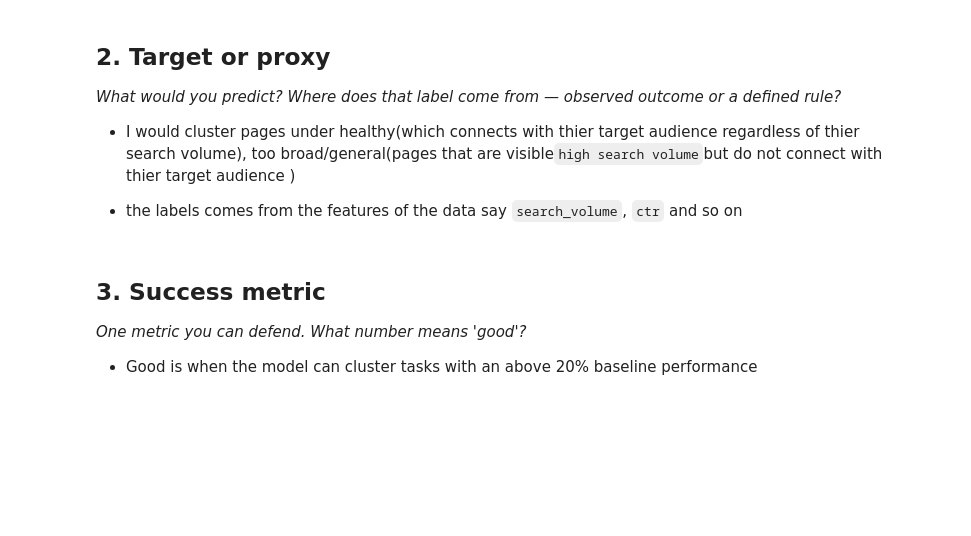
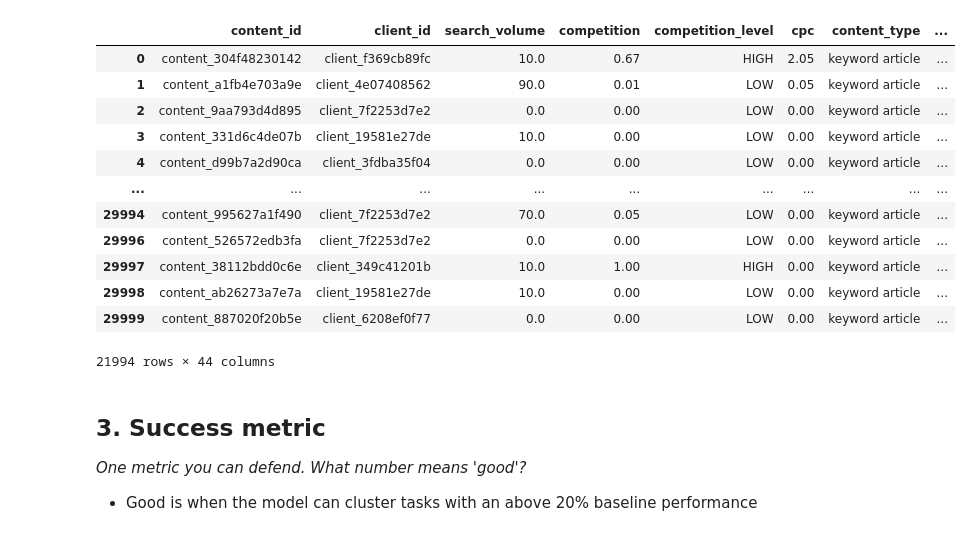
Before and after one commit to metrosmash/myflyrank-ml-internship, a Jupyter notebook: work/notebooks/w02_ml_task_framing.ipynb, the cells around one changed output. Saved outputs shown, nothing was run; the diff lists cells and outputs as text; code cells hidden in the pictures; blank space fills up the shorter version.

```diff
--- a/work/notebooks/w02_ml_task_framing.ipynb
+++ b/work/notebooks/w02_ml_task_framing.ipynb
@@ -19,0 +20,28 @@ This skeleton is yours to fill. Work the sections **in order** — each one has
+# %%
+# This cell is for CODE (numbers, a query, a check).
+# Write your text answer in the cell ABOVE this one — typing sentences here breaks Run All.
+
+import pandas as pd, numpy as np, matplotlib.pyplot as plt
+import os, sys, subprocess
+
+IN_COLAB = "google.colab" in sys.modules
+REPO_URL = "https://github.com/metrosmash/myflyrank-ml-internship"
+REPO_DIR = "myflyrank-ml-internship"
+
+if IN_COLAB:
+    if not os.path.isdir(REPO_DIR):
+        subprocess.run(["git", "clone", "--depth", "1", REPO_URL, REPO_DIR], check=True)
+    os.chdir(REPO_DIR)
+    subprocess.run([sys.executable, "-m", "pip", "install", "-q", "-r", "requirements.txt"], check=True)
+else:
+    # find the repo root from wherever this kernel started
+    while not os.path.isdir("data/raw") and os.getcwd() != "/":
+        os.chdir("..")
+
+print("Working dir:", os.getcwd())
+assert os.path.exists("data/raw/content_refresh_anonymized.csv"), "starter CSV not found — are you at the repo root?"
+print("Starter data found. You're ready.")
+
+print("Loading the data ")
+df = pd.read_csv("data/raw/content_refresh_anonymized.csv")
+print("Data Loaded !!!")
@@ -20,11 +77,20 @@ This skeleton is yours to fill. Work the sections **in order** — each one has
 # %%
 # This cell is for CODE (numbers, a query, a check).
 # Write your text answer in the cell ABOVE this one — typing sentences here breaks Run All.
+impressions_90d_100 = df[df['impressions_90d']> 100]
+
+impressions_90d_100
+# %% [output]
+|  | content_id | client_id | search_volume | competition | competition_level | cpc | content_type | ... |
+| 0 | content_304f48230142 | client_f369cb89fc | 10.0 | 0.67 | HIGH | 2.05 | keyword article | ... |
+| 1 | content_a1fb4e703a9e | client_4e07408562 | 90.0 | 0.01 | LOW | 0.05 | keyword article | ... |
+| 2 | content_9aa793d4d895 | client_7f2253d7e2 | 0.0 | 0.00 | LOW | 0.00 | keyword article | ... |
+| 3 | content_331d6c4de07b | client_19581e27de | 10.0 | 0.00 | LOW | 0.00 | keyword article | ... |
+| 4 | content_d99b7a2d90ca | client_3fdba35f04 | 0.0 | 0.00 | LOW | 0.00 | keyword article | ... |
+| ... | ... | ... | ... | ... | ... | ... | ... | ... |
+| 29994 | content_995627a1f490 | client_7f2253d7e2 | 70.0 | 0.05 | LOW | 0.00 | keyword article | ... |
+| 29996 | content_526572edb3fa | client_7f2253d7e2 | 0.0 | 0.00 | LOW | 0.00 | keyword article | ... |
+| 29997 | content_38112bdd0c6e | client_349c41201b | 10.0 | 1.00 | HIGH | 0.00 | keyword article | ... |
+| 29998 | content_ab26273a7e7a | client_19581e27de | 10.0 | 0.00 | LOW | 0.00 | keyword article | ... |
+| 29999 | content_887020f20b5e | client_6208ef0f77 | 0.0 | 0.00 | LOW | 0.00 | keyword article | ... |
+21994 rows × 44 columns
-# %% [markdown]
-## 2. Target or proxy
-
-*What would you predict? Where does that label come from — observed outcome or a defined rule?*
-
-- I would cluster pages under healthy(which connects with thier target audience regardless of thier search volume), too broad/general(pages that are visible`high search volume`but do not connect with thier target audience )
-
-- the labels comes from the features of the data say `search_volume`, `ctr` and so on
```
Also changed, not shown: parts of 5 cells of this notebook.
